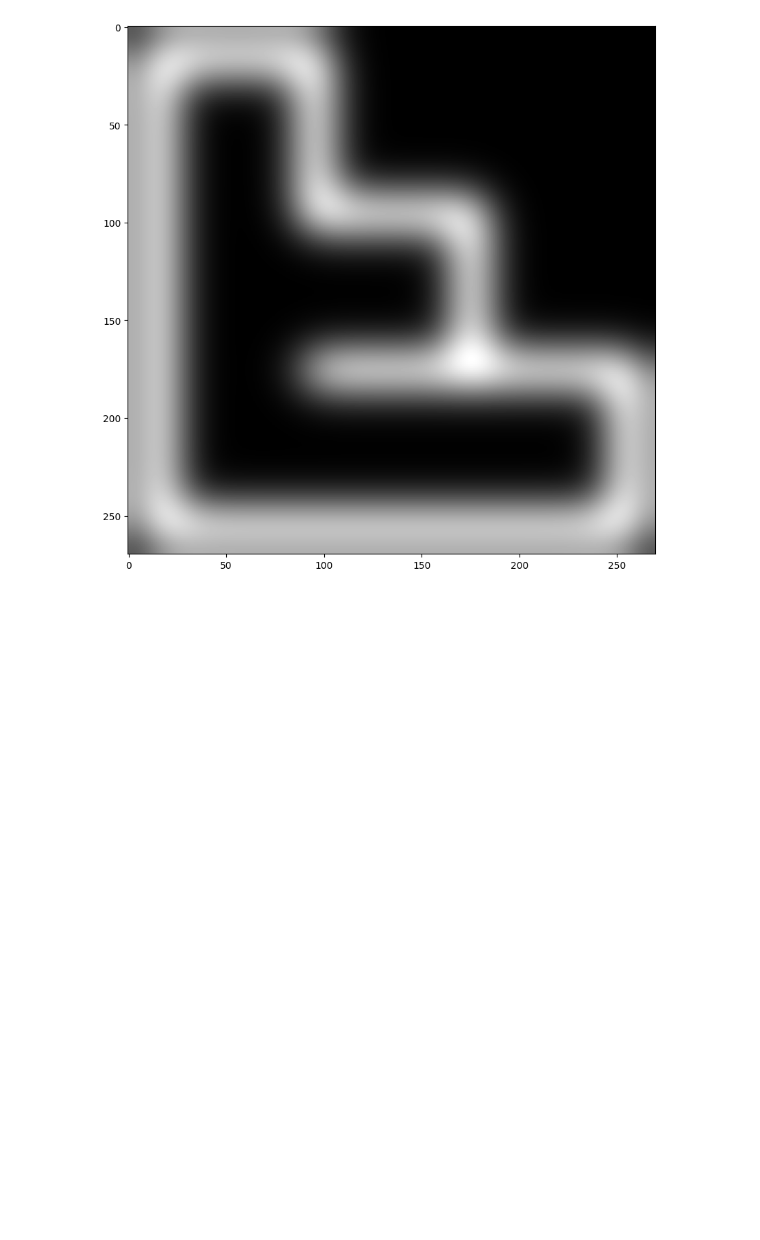
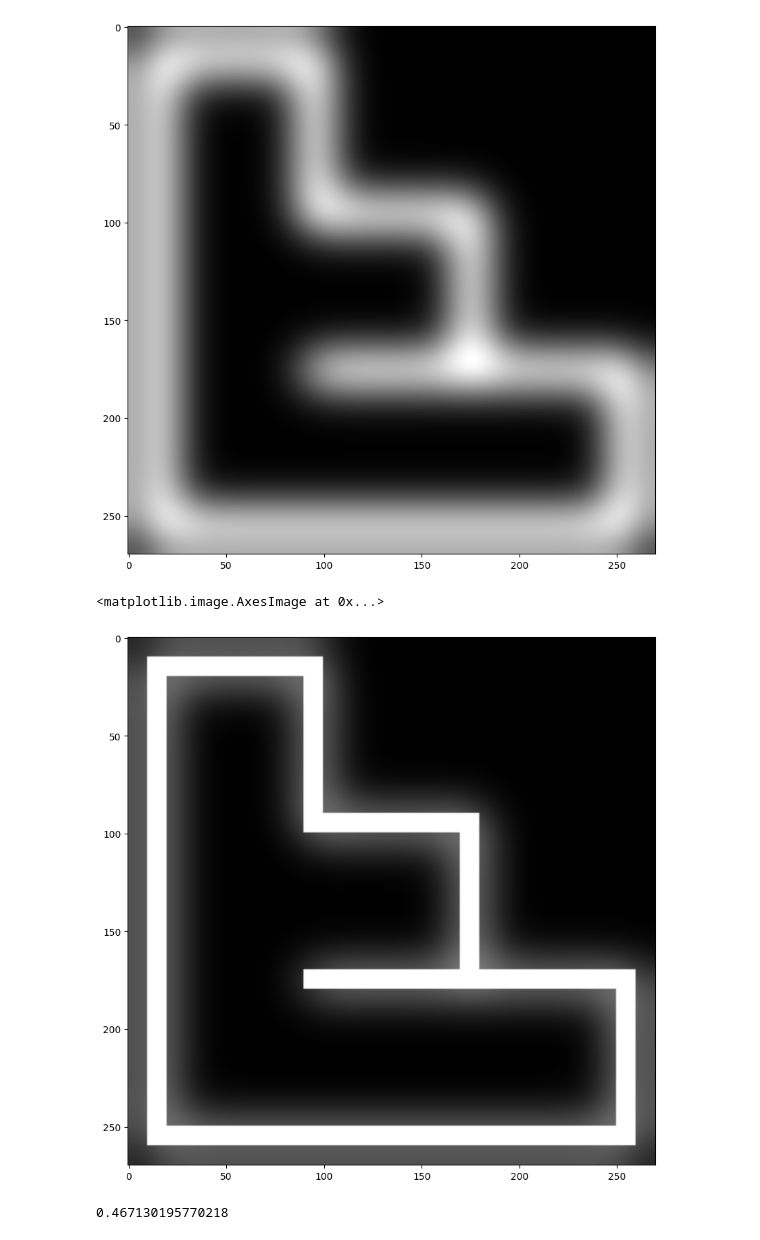
Before and after one commit to rir001/robmov_labs, a Jupyter notebook: test.ipynb, the cells around one changed output. Saved outputs shown, nothing was run; the diff lists cells and outputs as text; code cells hidden in the pictures; blank space fills up the shorter version.

Commit message:
blur arreglado

```diff
--- a/test.ipynb
+++ b/test.ipynb
@@ -304,3 +311,16 @@ plt.imshow(Go,cmap = "gray")
 # %% [output]
 <matplotlib.image.AxesImage at 0x...>
 [figure]
+# %%
+A = Go-dark_map
+A[A<0] = 0
+B = A + dark_map
+plt.imshow(B,cmap = "gray")
+# %% [output]
+<matplotlib.image.AxesImage at 0x...>
+[figure, added]
+# %%
+max_blur = max(Go.flatten())
+print(max_blur)
+# %% [output]
+0.467130195770218
```
Also changed, not shown: parts of 9 cells of this notebook.
